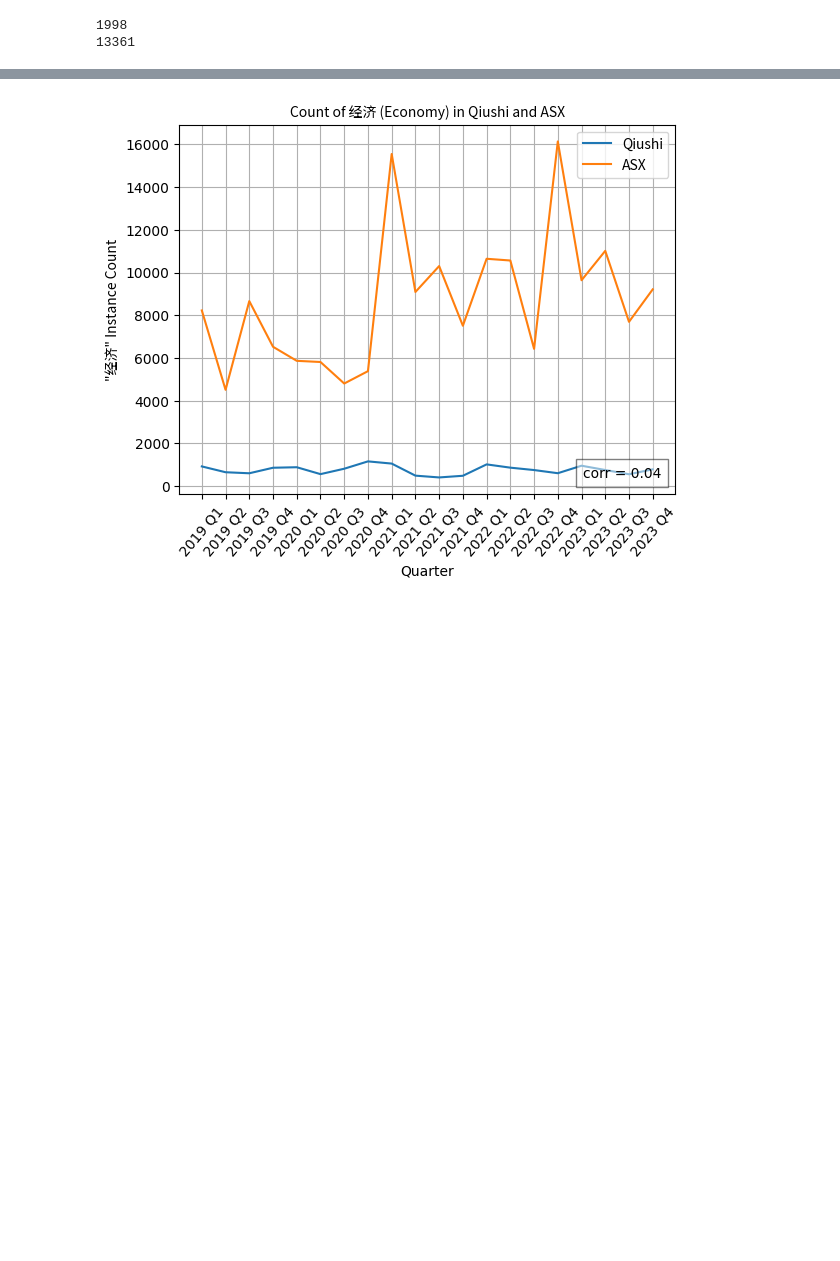
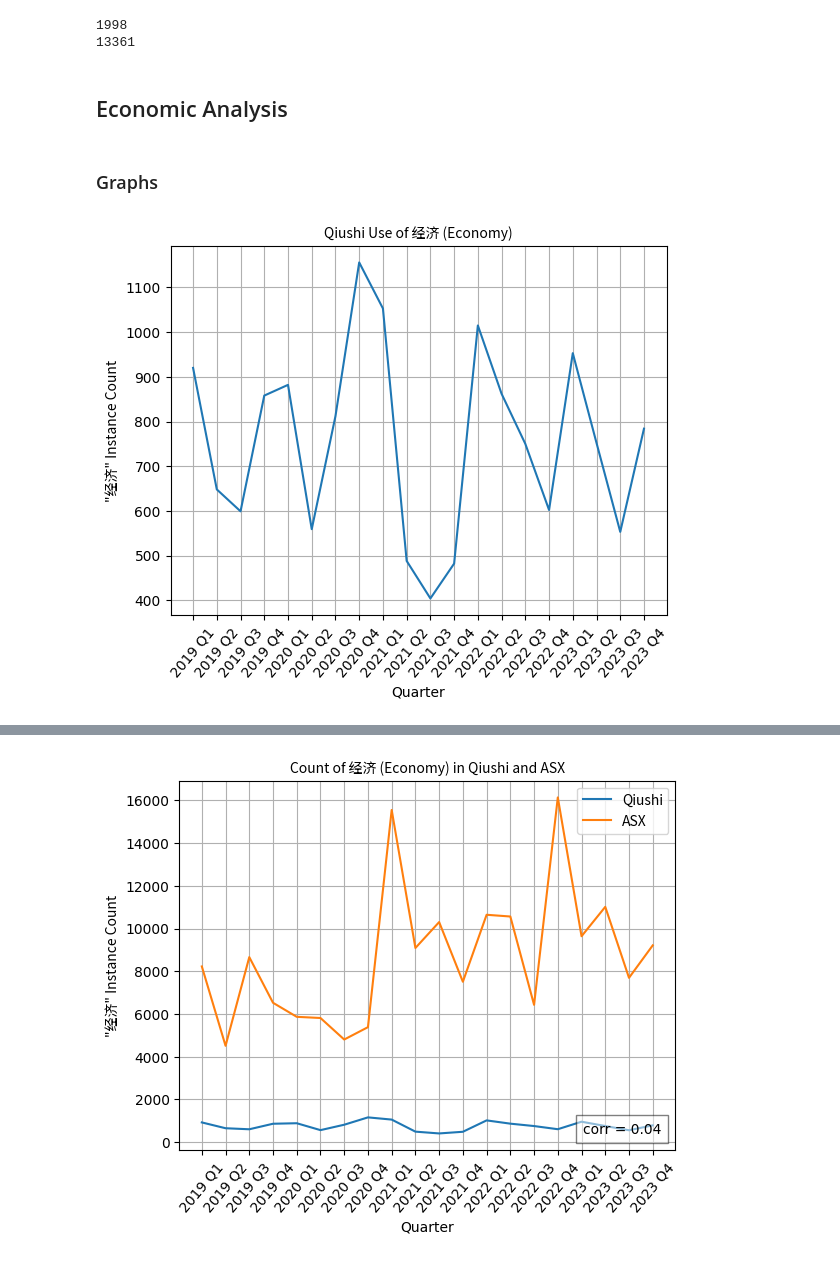
Before and after one commit to calebcsjm/China_Project, a Jupyter notebook: articles/analyze_articles/frequency_analysis/frequency_analysis.ipynb, the cells around one changed output, grey strips where cells are left out. Saved outputs shown, nothing was run; the diff lists cells and outputs as text; code cells hidden in the pictures; blank space fills up the shorter version.

Commit message:
Additional frequency analysis, with tests for statistical significance

```diff
--- a/articles/analyze_articles/frequency_analysis/frequency_analysis.ipynb
+++ b/articles/analyze_articles/frequency_analysis/frequency_analysis.ipynb
@@ -7,5 +7,5 @@ from helper_functions import *
 # %%
-qiushi_articles = pd.read_csv("../../process_articles/process_qiushi_articles/validated_articles.csv")
+qiushi_articles = pd.read_csv("../../process_articles/process_qiushi_articles/validated_qiushi_articles.csv")
 asx_articles = pd.read_csv("../../process_articles/process_asx_articles/validated_asx_articles.csv")
 # %%
 print(len(qiushi_articles))
@@ -62,7 +62,7 @@ def quarter_count(articles_df, search_term, standardize=False):
 
     return term_quarter_count
 
-def plot_quarter_counts(df, term, translation, title=None, fig_size=None):
+def plot_quarter_counts(df, term, title, fig_size=None):
     # get the data
     term_quarter_count = quarter_count(df, term)
     xvalues = list(term_quarter_count.keys())
@@ -82,11 +82,11 @@ def plot_quarter_counts(df, term, translation, title=None, fig_size=None):
     ax.tick_params(axis='x', rotation=50)
     ax.grid()
 
-    plt.savefig(f"/Users/calebharding/Documents/BYU/2023-2024/China_Project/reports/visuals/{term}_frequency.png", bbox_inches="tight")
+    plt.savefig(f"/Users/calebharding/Documents/BYU/2023-2024/China_Project/reports/visuals/{title}.png", bbox_inches="tight")
 
     plt.show()
 
-def plot_multisource_quarter_counts(df1, df1_name, df2, df2_name, term, translation, title=None, fig_size=None, standardize=False):
+def plot_multisource_quarter_counts(df1, df1_name, df2, df2_name, term, title, fig_size=None, standardize=False):
     # get the data
     term_quarter_count1 = quarter_count(df1, term, standardize)
     xvalues = list(term_quarter_count1.keys())
@@ -113,7 +113,7 @@ def plot_multisource_quarter_counts(df1, df1_name, df2, df2_name, term, translat
 
     add_correlation_box(pd.Series(yvalues1), pd.Series(yvalues2), ax)
 
-    plt.savefig(f"/Users/calebharding/Documents/BYU/2023-2024/China_Project/reports/visuals/qiushi_vs_asx/{term}_frequency.png", bbox_inches="tight")
+    plt.savefig(f"/Users/calebharding/Documents/BYU/2023-2024/China_Project/reports/visuals/qiushi_vs_asx/{title}.png", bbox_inches="tight")
 
     plt.show()
 
@@ -161,3 +161,11 @@ def store_count_results(term, term_quarter_count):
     filename = term + "_quarter_counts.csv"
 
     df.to_csv(f"./frequency_counts/{filename}", index=False)
+# %% [markdown]
+## Economic Analysis
+# %% [markdown]
+### Graphs
+# %%
+plot_quarter_counts(qiushi_articles, '经济', "Qiushi Use of 经济 (Economy)")
+# %% [output]
+[figure, added]
```
Also changed, not shown: parts of 21 cells of this notebook, 2 other files.
